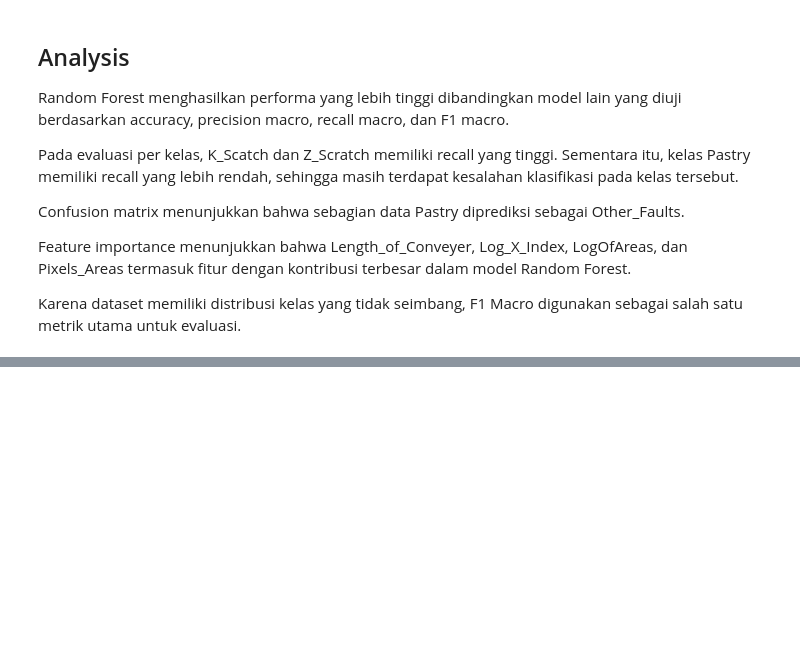
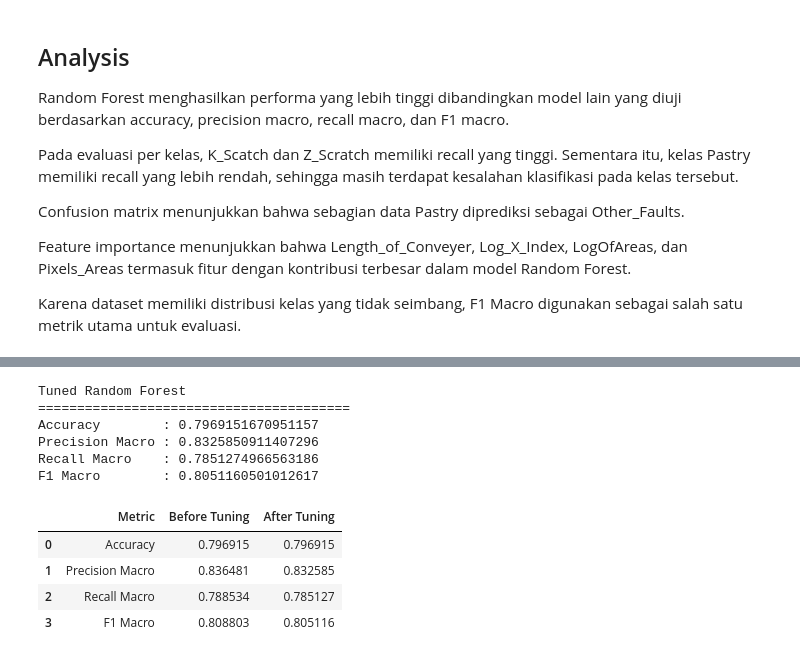
Before and after one commit to FaizAzril/smart-ml-kelompok2, a Jupyter notebook: notebooks/02_ML1_Classification.ipynb, the cells around one changed output, grey strips where cells are left out. Cells and saved outputs as stored; diff of their text form; code cells hidden in the pictures; blank space fills up the shorter version.

```diff
--- a/notebooks/02_ML1_Classification.ipynb
+++ b/notebooks/02_ML1_Classification.ipynb
@@ -299,0 +353,70 @@ digunakan sebagai salah satu metrik utama untuk evaluasi.
+# %%
+best_rf = grid_search.best_estimator_
+
+y_pred_tuned = best_rf.predict(X_test_scaled)
+
+tuned_accuracy = accuracy_score(y_test, y_pred_tuned)
+
+tuned_precision = precision_score(
+    y_test,
+    y_pred_tuned,
+    average="macro",
+    zero_division=0
+)
+
+tuned_recall = recall_score(
+    y_test,
+    y_pred_tuned,
+    average="macro",
+    zero_division=0
+)
+
+tuned_f1 = f1_score(
+    y_test,
+    y_pred_tuned,
+    average="macro",
+    zero_division=0
+)
+
+print("Tuned Random Forest")
+print("=" * 40)
+print("Accuracy        :", tuned_accuracy)
+print("Precision Macro :", tuned_precision)
+print("Recall Macro    :", tuned_recall)
+print("F1 Macro        :", tuned_f1)
+# %% [output]
+Tuned Random Forest
+========================================
+Accuracy        : 0.7969151670951157
+Precision Macro : 0.8325850911407296
+Recall Macro    : 0.7851274966563186
+F1 Macro        : 0.8051160501012617
+# %%
+comparison = pd.DataFrame({
+    "Metric": [
+        "Accuracy",
+        "Precision Macro",
+        "Recall Macro",
+        "F1 Macro"
+    ],
+    "Before Tuning": [
+        accuracy_score(y_test, y_pred_rf),
+        precision_score(y_test, y_pred_rf, average="macro", zero_division=0),
+        recall_score(y_test, y_pred_rf, average="macro", zero_division=0),
+        f1_score(y_test, y_pred_rf, average="macro", zero_division=0)
+    ],
+    "After Tuning": [
+        tuned_accuracy,
+        tuned_precision,
+        tuned_recall,
+        tuned_f1
+    ]
+})
+
+comparison
+# %% [output]
+|  | Metric | Before Tuning | After Tuning |
+| 0 | Accuracy | 0.796915 | 0.796915 |
+| 1 | Precision Macro | 0.836481 | 0.832585 |
+| 2 | Recall Macro | 0.788534 | 0.785127 |
+| 3 | F1 Macro | 0.808803 | 0.805116 |
```
Also changed, not shown: parts of 6 cells of this notebook, 2 other files.
